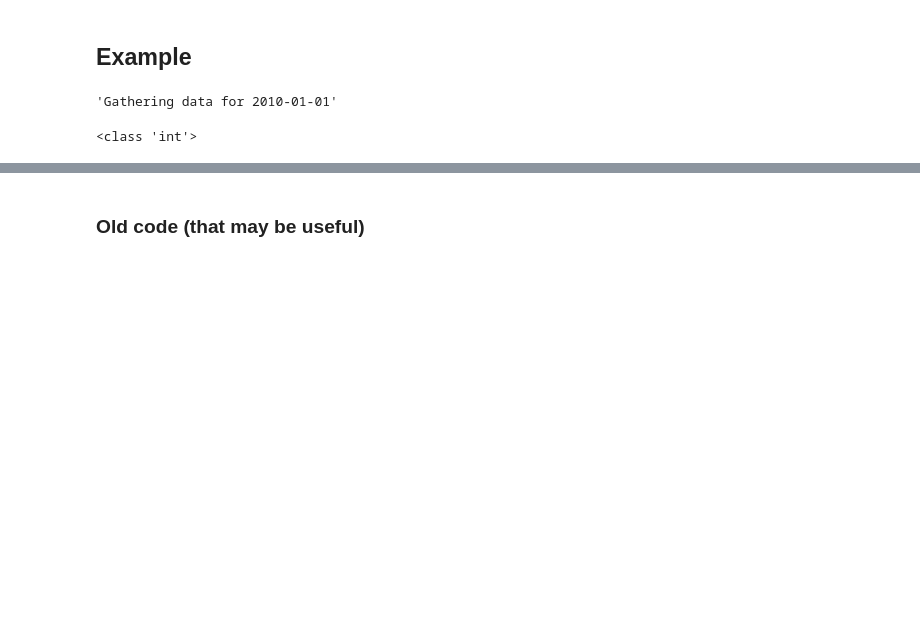
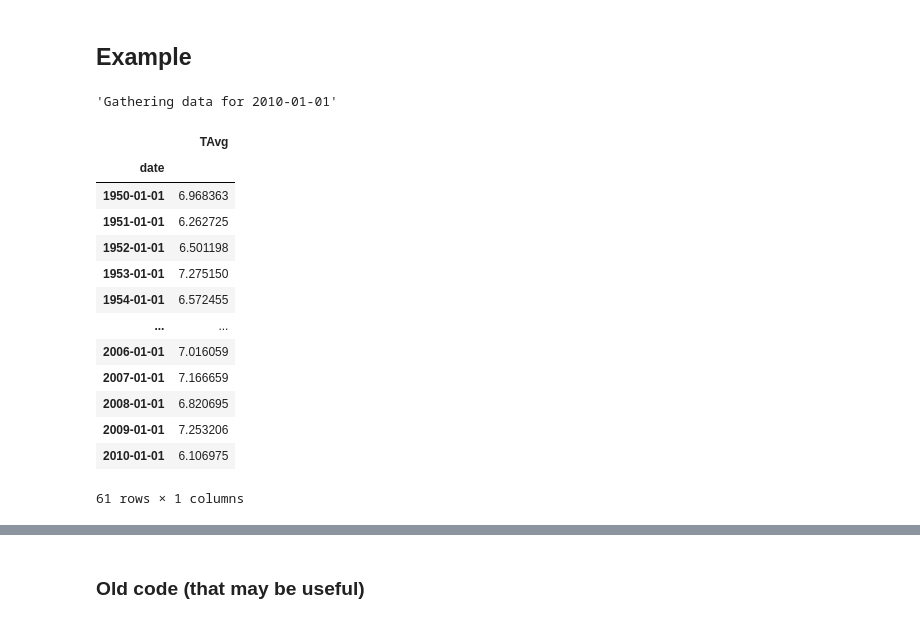
Before and after one commit to david0811/ATMS597_Project2, a Jupyter notebook: proj2_dcl.ipynb, the cells around one changed output, grey strips where cells are left out. Saved outputs shown, nothing was run; the diff lists cells and outputs as text; code cells hidden in the pictures; blank space fills up the shorter version.

```diff
--- a/proj2_dcl.ipynb
+++ b/proj2_dcl.ipynb
@@ -110,9 +110,22 @@ sampleFreq = "AS" # Yearly
 df = GetData(stationid, startYear, endYear, sampleFreq)
 # %% [output]
 'Gathering data for 2010-01-01'
-# %%
-print(type(startYear))
-# %% [output]
-<class 'int'>
+# %%
+df
+# %% [output]
+|  | TAvg |
+| date |  |
+| 1950-01-01 | 6.968363 |
+| 1951-01-01 | 6.262725 |
+| 1952-01-01 | 6.501198 |
+| 1953-01-01 | 7.275150 |
+| 1954-01-01 | 6.572455 |
+| ... | ... |
+| 2006-01-01 | 7.016059 |
+| 2007-01-01 | 7.166659 |
+| 2008-01-01 | 6.820695 |
+| 2009-01-01 | 7.253206 |
+| 2010-01-01 | 6.106975 |
+61 rows × 1 columns
 # %%
 # Warming stripes (adapted from https://matplotlib.org/matplotblog/posts/warming-stripes/)
```
Also changed, not shown: parts of 1 cell of this notebook.
